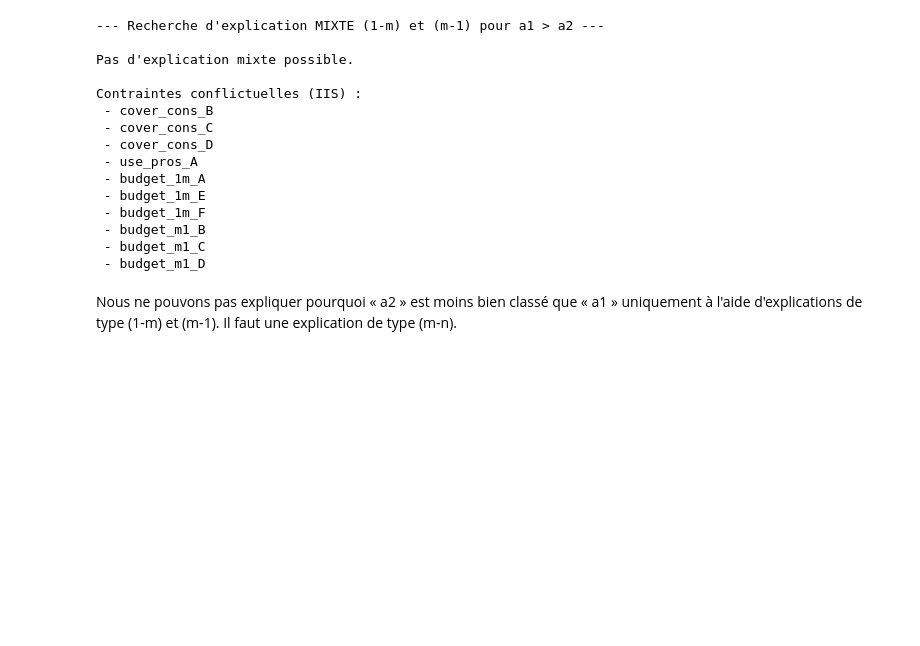
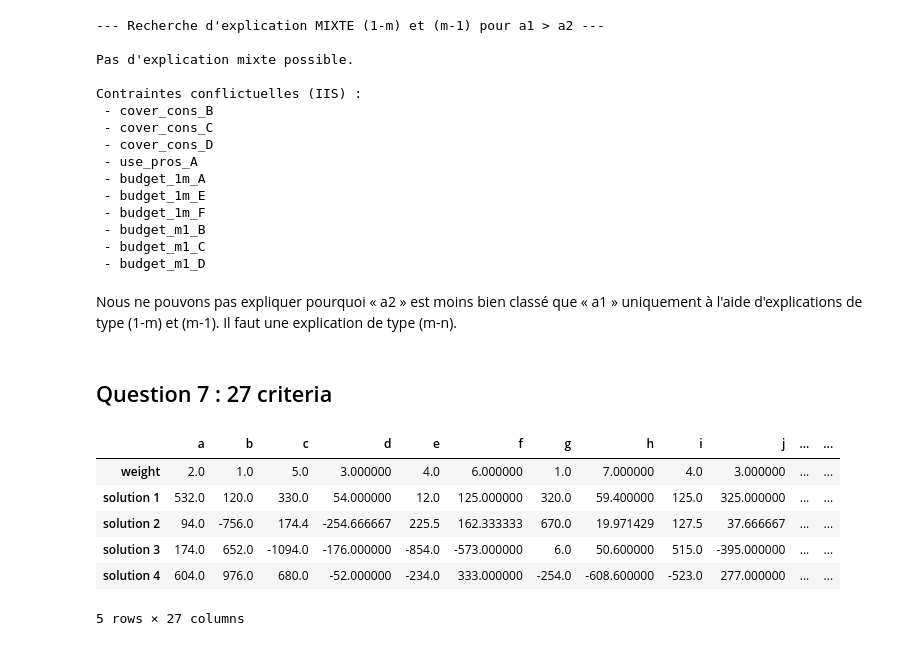
Before and after one commit to KarinaMusina44/SDP-optim, a Jupyter notebook: Projet_SDP_Gurobi.ipynb, the cells around one changed output. Drawn from its saved outputs; the diff is of its cells as text; code cells hidden in the pictures; blank space fills up the shorter version.

```diff
--- a/Projet_SDP_Gurobi.ipynb
+++ b/Projet_SDP_Gurobi.ipynb
@@ -702,3 +706,17 @@ Contraintes conflictuelles (IIS) :
  - budget_m1_D
 # %% [markdown]
 Nous ne pouvons pas expliquer pourquoi « a2 » est moins bien classé que « a1 » uniquement à l'aide d'explications de type (1-m) et (m-1). Il faut une explication de type (m-n).
+# %% [markdown]
+## Question 7 : 27 criteria
+# %%
+import pandas as pd
+df = pd.read_excel("data27crit.xlsx", skiprows=4, index_col=0).dropna(how='all')
+df.head()
+# %% [output]
+|  | a | b | c | d | e | f | g | h | i | j | ... | ... |
+| weight | 2.0 | 1.0 | 5.0 | 3.000000 | 4.0 | 6.000000 | 1.0 | 7.000000 | 4.0 | 3.000000 | ... | ... |
+| solution 1 | 532.0 | 120.0 | 330.0 | 54.000000 | 12.0 | 125.000000 | 320.0 | 59.400000 | 125.0 | 325.000000 | ... | ... |
+| solution 2 | 94.0 | -756.0 | 174.4 | -254.666667 | 225.5 | 162.333333 | 670.0 | 19.971429 | 127.5 | 37.666667 | ... | ... |
+| solution 3 | 174.0 | 652.0 | -1094.0 | -176.000000 | -854.0 | -573.000000 | 6.0 | 50.600000 | 515.0 | -395.000000 | ... | ... |
+| solution 4 | 604.0 | 976.0 | 680.0 | -52.000000 | -234.0 | 333.000000 | -254.0 | -608.600000 | -523.0 | 277.000000 | ... | ... |
+5 rows × 27 columns
```
Also changed, not shown: parts of 8 cells of this notebook.
